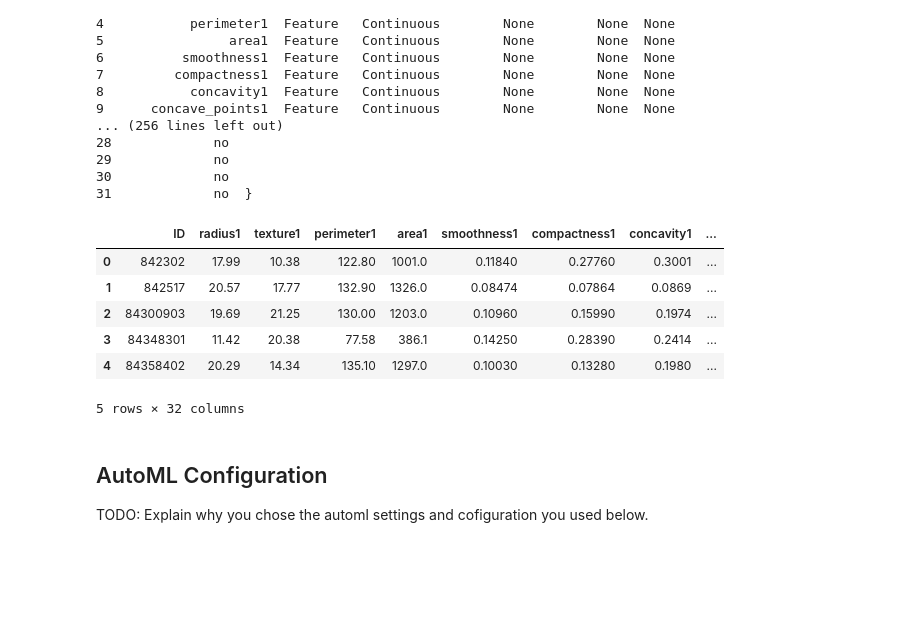
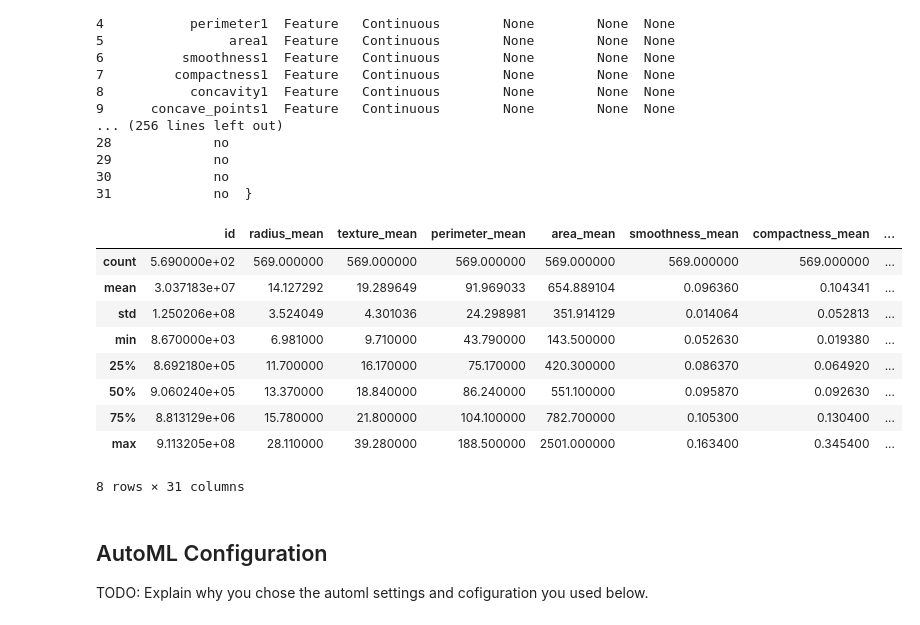
Before and after one commit to samfrost23/nd00333-capstone, a Jupyter notebook: starter_file/automl.ipynb, the cells around one changed output. Saved outputs shown, nothing was run; the diff lists cells and outputs as text; code cells hidden in the pictures; blank space fills up the shorter version.

```diff
--- a/starter_file/automl.ipynb
+++ b/starter_file/automl.ipynb
@@ -93,33 +93,43 @@ TODO: Get data. In the cell below, write code to access the data you will be usi
 # %%
 # NOTE: update the key to match the dataset name
 found = False
-key = "BreastData"
+key = "BreastData3"
 description_text = "Bank Marketing DataSet for Udacity Course 2"
 
 if key in ws.datasets.keys():
         found = True
         dataset = ws.datasets[key]
 
 if not found:
         # Create AML Dataset and register it into Workspace
-        example_data = 'https://archive.ics.uci.edu/static/public/17/data.csv'
+        example_data = 'https://raw.githubusercontent.com/samfrost23/nd00333-capstone/master/starter_file/breast-cancer.csv'
         dataset = Dataset.Tabular.from_delimited_files(example_data)
+        ##from train import clean_data
+        #import pandas as pd
+        #data = TabularDatasetFactory.from_delimited_files("https://archive.ics.uci.edu/static/public/17/data.csv")
+        #x, y = clean_data(data)
+        #data_joined = pd.concat([x, y], axis=1)
+
         #Register Dataset in Workspace
         dataset = dataset.register(workspace=ws,
                                    name=key,
                                    description=description_text)
 
 
 df = dataset.to_pandas_dataframe()
 df.head(5)
+df.describe()
 # %% [output]
-|  | ID | radius1 | texture1 | perimeter1 | area1 | smoothness1 | compactness1 | concavity1 | ... |
-| 0 | 842302 | 17.99 | 10.38 | 122.80 | 1001.0 | 0.11840 | 0.27760 | 0.3001 | ... |
-| 1 | 842517 | 20.57 | 17.77 | 132.90 | 1326.0 | 0.08474 | 0.07864 | 0.0869 | ... |
-| 2 | 84300903 | 19.69 | 21.25 | 130.00 | 1203.0 | 0.10960 | 0.15990 | 0.1974 | ... |
-| 3 | 84348301 | 11.42 | 20.38 | 77.58 | 386.1 | 0.14250 | 0.28390 | 0.2414 | ... |
-| 4 | 84358402 | 20.29 | 14.34 | 135.10 | 1297.0 | 0.10030 | 0.13280 | 0.1980 | ... |
+|  | id | radius_mean | texture_mean | perimeter_mean | area_mean | smoothness_mean | compactness_mean | ... |
+| count | 5.690000e+02 | 569.000000 | 569.000000 | 569.000000 | 569.000000 | 569.000000 | 569.000000 | ... |
+| mean | 3.037183e+07 | 14.127292 | 19.289649 | 91.969033 | 654.889104 | 0.096360 | 0.104341 | ... |
+| std | 1.250206e+08 | 3.524049 | 4.301036 | 24.298981 | 351.914129 | 0.014064 | 0.052813 | ... |
+| min | 8.670000e+03 | 6.981000 | 9.710000 | 43.790000 | 143.500000 | 0.052630 | 0.019380 | ... |
+| 25% | 8.692180e+05 | 11.700000 | 16.170000 | 75.170000 | 420.300000 | 0.086370 | 0.064920 | ... |
+| 50% | 9.060240e+05 | 13.370000 | 18.840000 | 86.240000 | 551.100000 | 0.095870 | 0.092630 | ... |
+| 75% | 8.813129e+06 | 15.780000 | 21.800000 | 104.100000 | 782.700000 | 0.105300 | 0.130400 | ... |
+| max | 9.113205e+08 | 28.110000 | 39.280000 | 188.500000 | 2501.000000 | 0.163400 | 0.345400 | ... |
-5 rows × 32 columns
+8 rows × 31 columns
 # %% [markdown]
 ## AutoML Configuration
 
```
Also changed, not shown: parts of 10 cells of this notebook, 2 other files.
